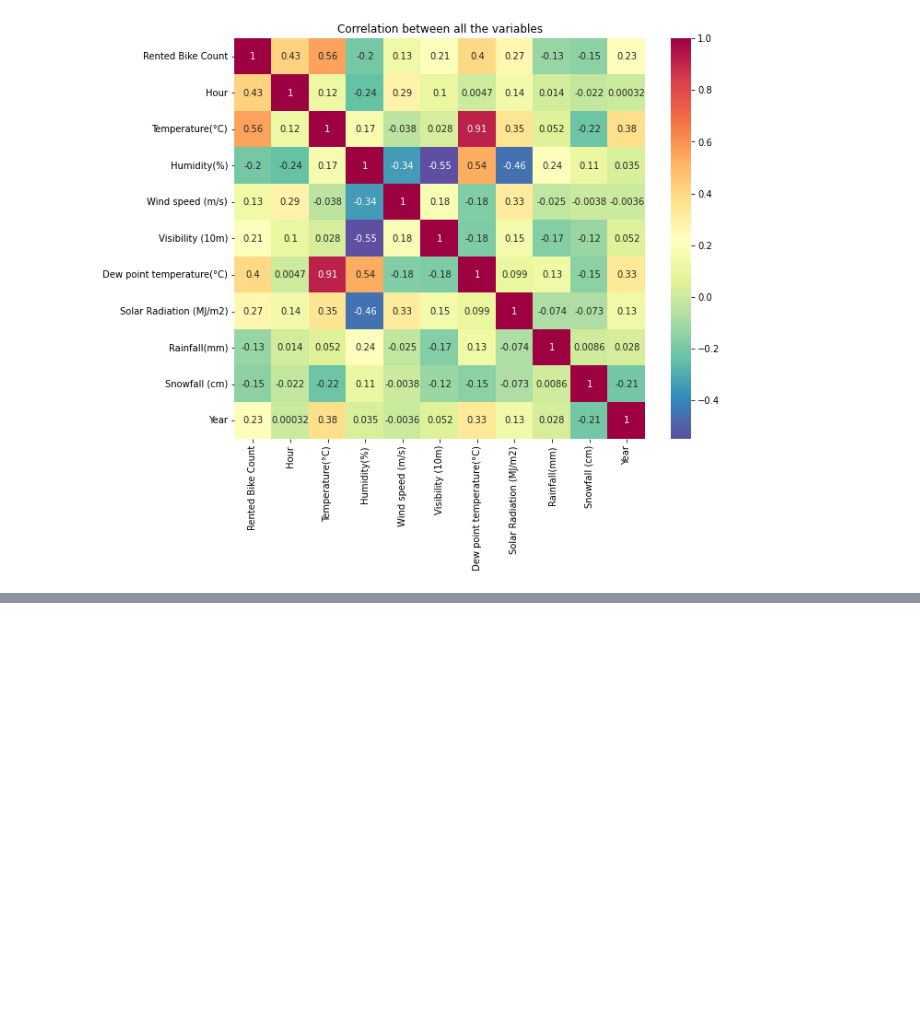
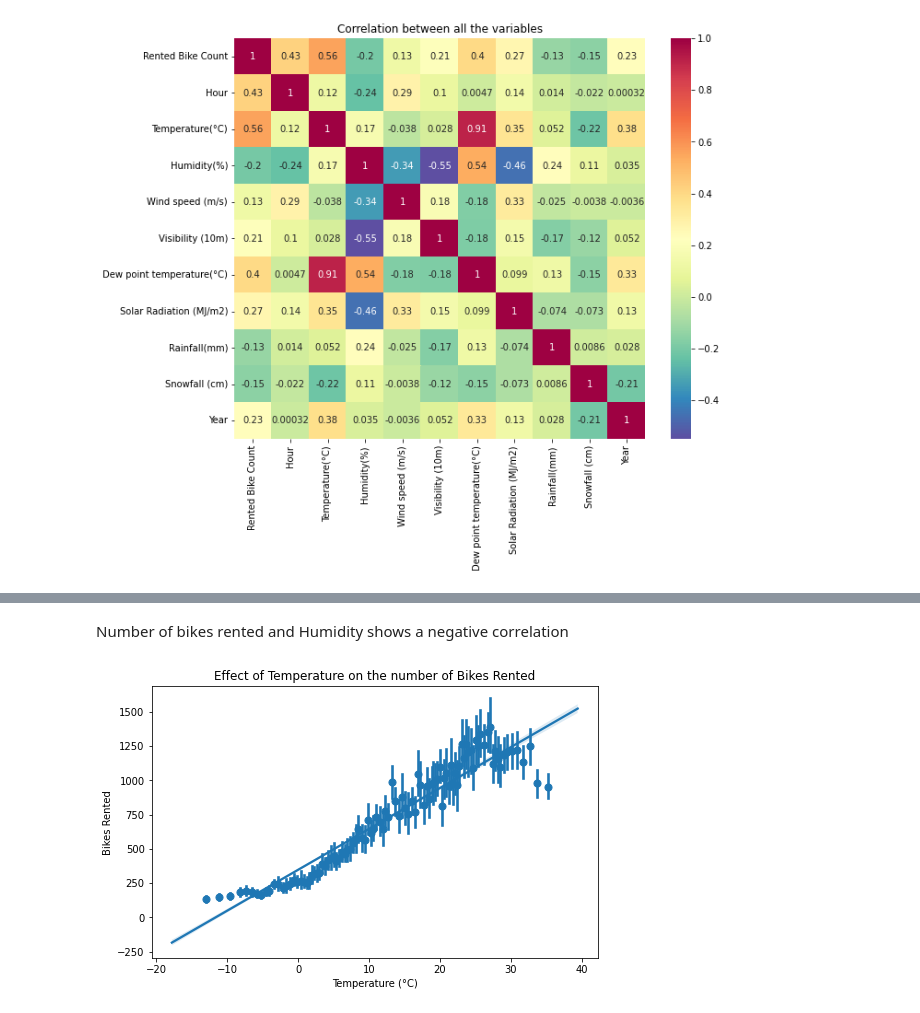
Before and after one commit to rsonar821/Regression-Capstone-Project, a Jupyter notebook: Seoul_Bike_Sharing_Demand_Prediction.ipynb, the cells around one changed output, grey strips where cells are left out. Cells and saved outputs as stored; diff of their text form; code cells hidden in the pictures; blank space fills up the shorter version.

```diff
--- a/Seoul_Bike_Sharing_Demand_Prediction.ipynb
+++ b/Seoul_Bike_Sharing_Demand_Prediction.ipynb
@@ -381,0 +402,12 @@ plt.show(figure)
+# %% [markdown]
+Number of bikes rented and Humidity shows a negative correlation
+# %%
+# Plotting a regression plot between the number of bikes rented and Temperature
+
+plt.figure(figsize=(8,5))
+figure = sns.regplot(x=df['Temperature(°C)'], y=df['Rented Bike Count'], x_bins=100, fit_reg=True)
+figure.set(title='Effect of Temperature on the number of Bikes Rented')
+figure.set(xlabel='Temperature (°C)', ylabel='Bikes Rented')
+plt.show(figure)
+# %% [output]
+[figure, added]
```
Also changed, not shown: parts of 16 cells of this notebook.
